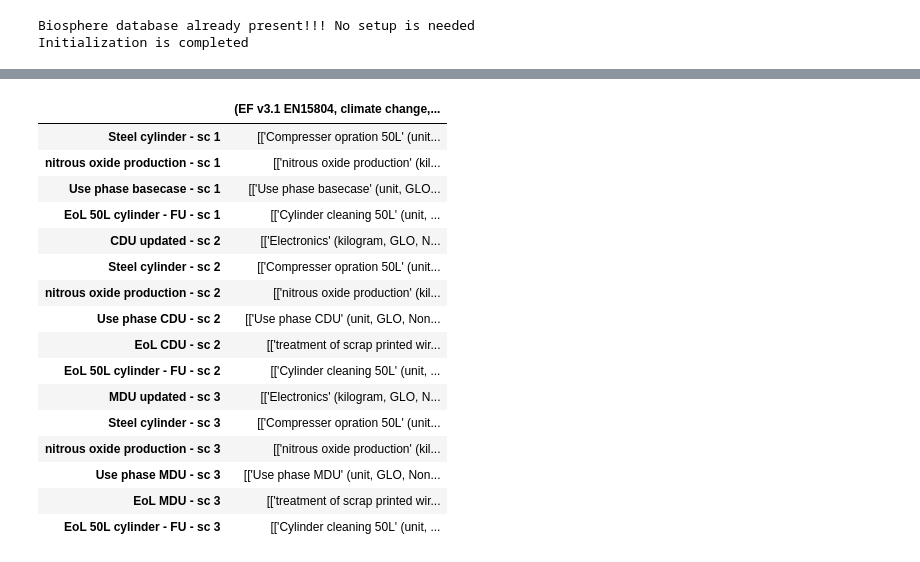
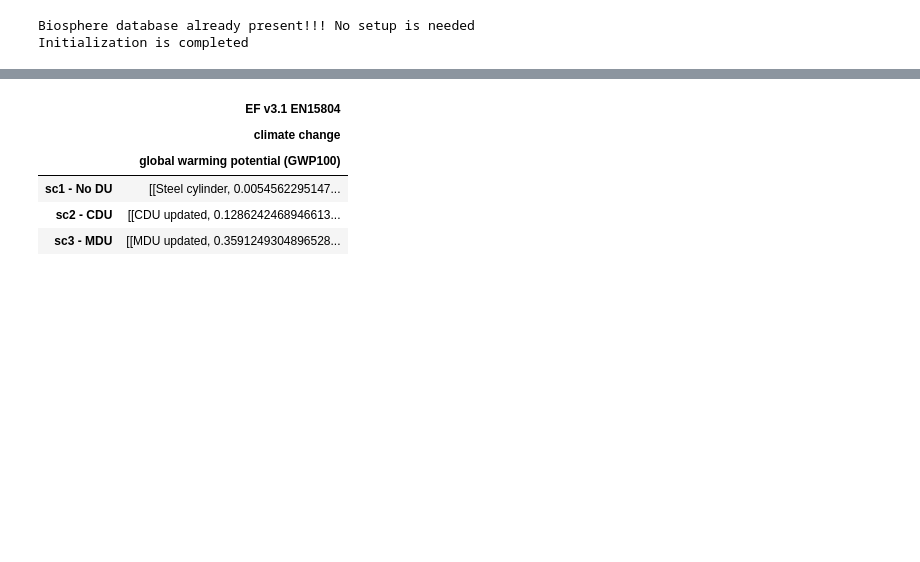
Before and after one commit to RuneWF/Single-use-vs-multi-use-in-health-care, a Jupyter notebook: Brighway/Rune BE.ipynb, the cells around one changed output, grey strips where cells are left out. Saved outputs shown, nothing was run; the diff lists cells and outputs as text; code cells hidden in the pictures; blank space fills up the shorter version.

```diff
--- a/Brighway/Rune BE.ipynb
+++ b/Brighway/Rune BE.ipynb
@@ -62,8 +64,8 @@ FU, FU_proc, impact_category, plot_x_axis, sub_product_details = lc.LCA_initiali
 impat =  impact_category
 # df = lc.life_cycle_impact_assessment(flows, FU, impat, FU_proc)
 
-# lc.save_LCA_results(df, r'Results\Mango - test.xlsx', sheet_name, impat)
-df_test = lc.import_LCA_results(r'Results\Mango - test.xlsx', flows, impat)
+# lc.save_LCA_results(df, file_name, sheet_name, impat)
+df_test = lc.import_LCA_results(file_name, flows, impat)
 # %% [output]
 Biosphere database already present!!! No setup is needed
 Initialization is completed
@@ -118,21 +100 @@ functional_unit_sub_new
-# %%
-df_cont
-# %% [output]
-|  | (EF v3.1 EN15804, climate change,... |
-| Steel cylinder - sc 1 | [['Compresser opration 50L' (unit... |
-| nitrous oxide production - sc 1 | [['nitrous oxide production' (kil... |
-| Use phase basecase - sc 1 | [['Use phase basecase' (unit, GLO... |
-| EoL 50L cylinder - FU - sc 1 | [['Cylinder cleaning 50L' (unit, ... |
-| CDU updated - sc 2 | [['Electronics' (kilogram, GLO, N... |
-| Steel cylinder - sc 2 | [['Compresser opration 50L' (unit... |
-| nitrous oxide production - sc 2 | [['nitrous oxide production' (kil... |
-| Use phase CDU - sc 2 | [['Use phase CDU' (unit, GLO, Non... |
-| EoL CDU - sc 2 | [['treatment of scrap printed wir... |
-| EoL 50L cylinder - FU - sc 2 | [['Cylinder cleaning 50L' (unit, ... |
-| MDU updated - sc 3 | [['Electronics' (kilogram, GLO, N... |
-| Steel cylinder - sc 3 | [['Compresser opration 50L' (unit... |
-| nitrous oxide production - sc 3 | [['nitrous oxide production' (kil... |
-| Use phase MDU - sc 3 | [['Use phase MDU' (unit, GLO, Non... |
-| EoL MDU - sc 3 | [['treatment of scrap printed wir... |
-| EoL 50L cylinder - FU - sc 3 | [['Cylinder cleaning 50L' (unit, ... |
 # %%
@@ -144 +104,11 @@ file_name_sub = r'Results\Mango sub - CONSQ.xlsx'
+# %%
+df_GWP = df_test[df_test.columns[1]].to_frame()
+df_GWP
+# %% [output]
+|  | EF v3.1 EN15804 |
+|  | climate change |
+|  | global warming potential (GWP100) |
+| sc1 - No DU | [[Steel cylinder, 0.0054562295147... |
+| sc2 - CDU | [[CDU updated, 0.1286242468946613... |
+| sc3 - MDU | [[MDU updated, 0.3591249304896528... |
 # %%
```
Also changed, not shown: parts of 17 cells of this notebook, 1 other file.
